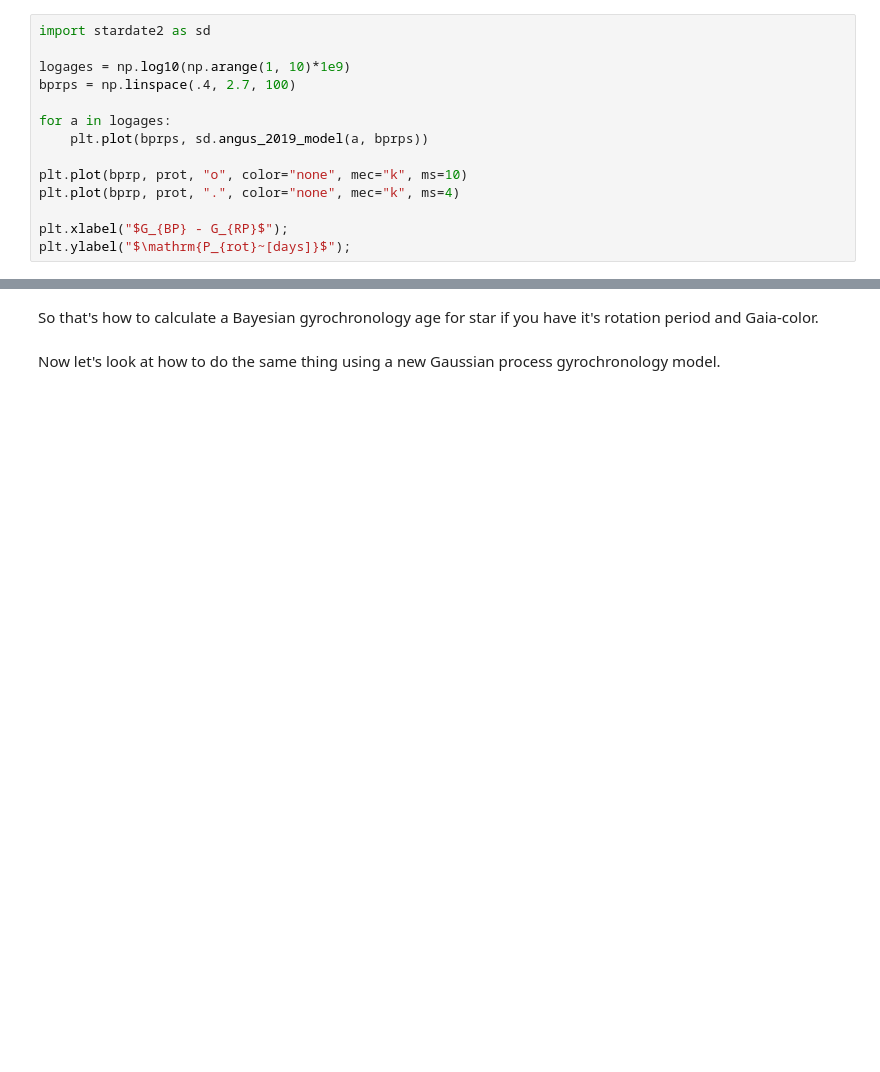
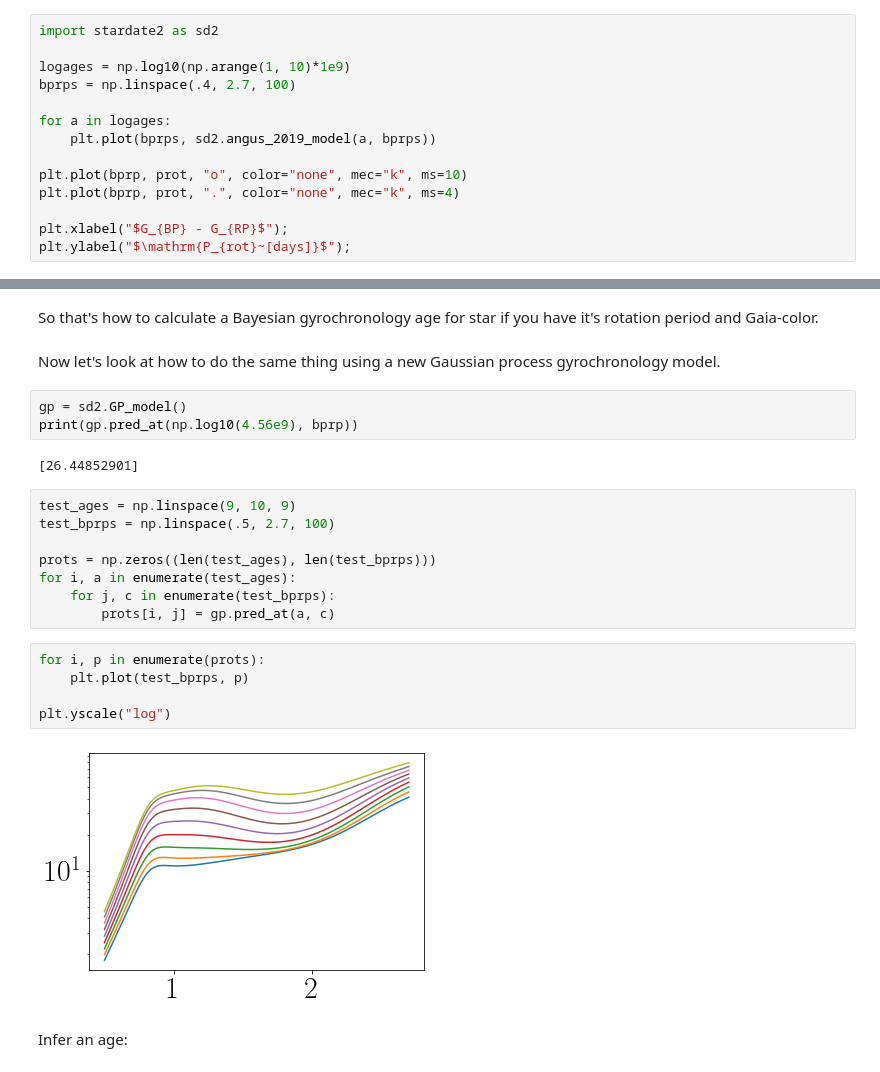
Before and after one commit to RuthAngus/stardate2, a Jupyter notebook: notebooks/Stardate2_demo.ipynb, the cells around one changed output, grey strips where cells are left out. Saved outputs shown, nothing was run; the diff lists cells and outputs as text; blank space fills up the shorter version.

```diff
--- a/notebooks/Stardate2_demo.ipynb
+++ b/notebooks/Stardate2_demo.ipynb
@@ -23,11 +23,11 @@ We'll plot the gyrochronology model over a range of ages.
 # %%
-import stardate2 as sd
+import stardate2 as sd2
 
 logages = np.log10(np.arange(1, 10)*1e9)
 bprps = np.linspace(.4, 2.7, 100)
 
 for a in logages:
-    plt.plot(bprps, sd.angus_2019_model(a, bprps))
+    plt.plot(bprps, sd2.angus_2019_model(a, bprps))
 
 plt.plot(bprp, prot, "o", color="none", mec="k", ms=10)
 plt.plot(bprp, prot, ".", color="none", mec="k", ms=4)
@@ -67,3 +64,25 @@ plt.gca().set_yticks([]);
 So that's how to calculate a Bayesian gyrochronology age for star if you have it's rotation period and Gaia-color.
 # %% [markdown]
 Now let's look at how to do the same thing using a new Gaussian process gyrochronology model.
+# %%
+gp = sd2.GP_model()
+print(gp.pred_at(np.log10(4.56e9), bprp))
+# %% [output]
+[26.44852901]
+# %%
+test_ages = np.linspace(9, 10, 9)
+test_bprps = np.linspace(.5, 2.7, 100)
+
+prots = np.zeros((len(test_ages), len(test_bprps)))
+for i, a in enumerate(test_ages):
+    for j, c in enumerate(test_bprps):
+        prots[i, j] = gp.pred_at(a, c)
+# %%
+for i, p in enumerate(prots):
+    plt.plot(test_bprps, p)
+
+plt.yscale("log")
+# %% [output]
+[figure, added]
+# %% [markdown]
+Infer an age:
```
Also changed, not shown: parts of 20 cells of this notebook.
